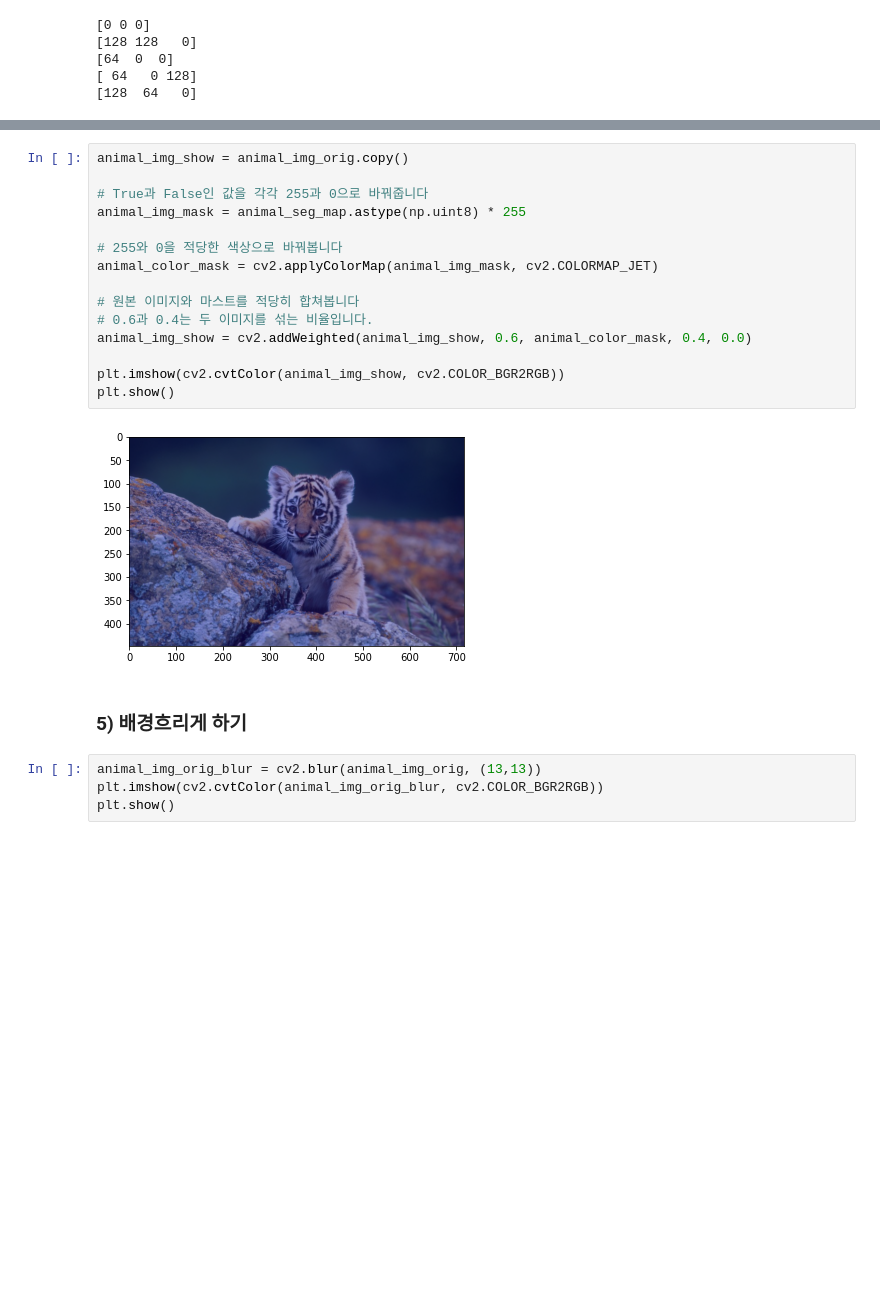
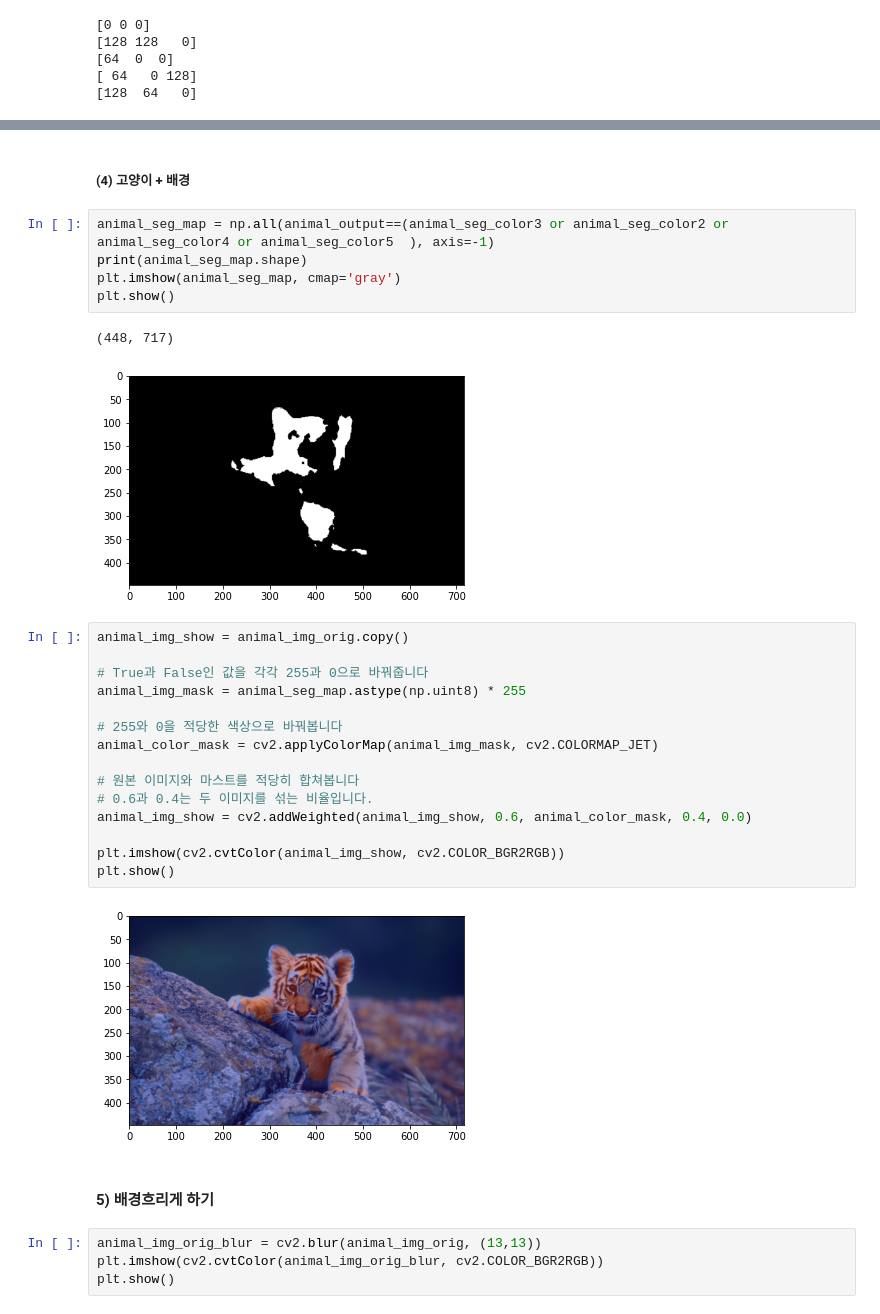
Before and after one commit to jx-dohwan/Aiffel_Exp_Project, a Jupyter notebook: [Exp_9]Find_Person_Mode_Problems.ipynb, the cells around one changed output, grey strips where cells are left out. Cells and saved outputs as stored; diff of their text form; blank space fills up the shorter version.

```diff
--- a/[Exp_9]Find_Person_Mode_Problems.ipynb
+++ b/[Exp_9]Find_Person_Mode_Problems.ipynb
@@ -620,3 +588,13 @@ plt.show()
+# %% [markdown]
+##### (4) 고양이 + 배경
+# %%
+animal_seg_map = np.all(animal_output==(animal_seg_color3 or animal_seg_color2 or animal_seg_color4 or animal_seg_color5  ), axis=-1)
+print(animal_seg_map.shape)
+plt.imshow(animal_seg_map, cmap='gray')
+plt.show()
+# %% [output]
+(448, 717)
+[figure, added]
 # %%
 animal_img_show = animal_img_orig.copy()
 
@@ -633,9 +611,9 @@ animal_img_show = cv2.addWeighted(animal_img_show, 0.6, animal_color_mask, 0.4,
 plt.imshow(cv2.cvtColor(animal_img_show, cv2.COLOR_BGR2RGB))
 plt.show()
 # %% [output]
-[figure, old version]
+[figure, new version]
 # %% [markdown]
-### 5) 배경흐리게 하기
+#### 5) 배경흐리게 하기
 # %%
 animal_img_orig_blur = cv2.blur(animal_img_orig, (13,13))
 plt.imshow(cv2.cvtColor(animal_img_orig_blur, cv2.COLOR_BGR2RGB))
```
Also changed, not shown: parts of 66 cells of this notebook.
